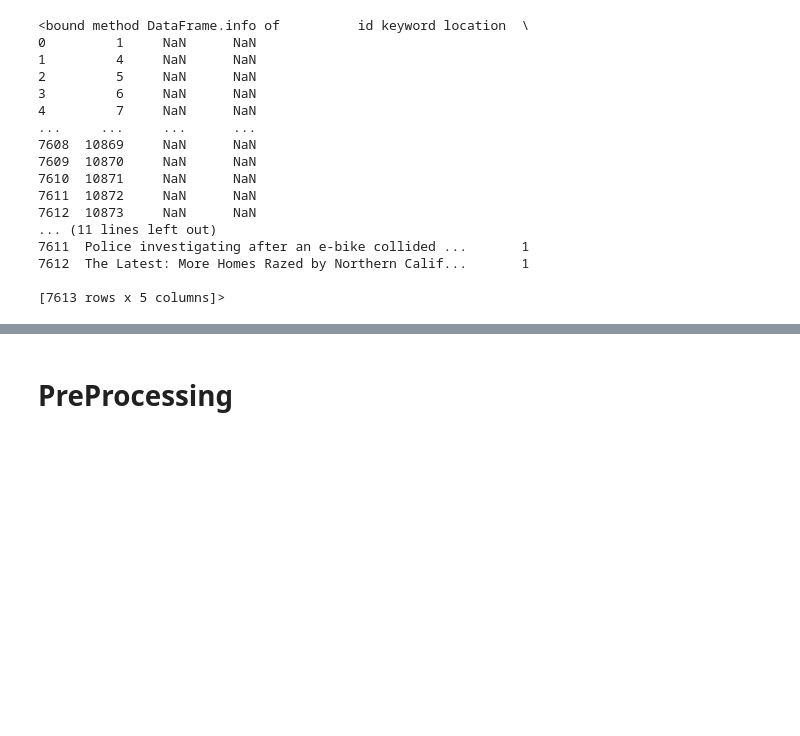
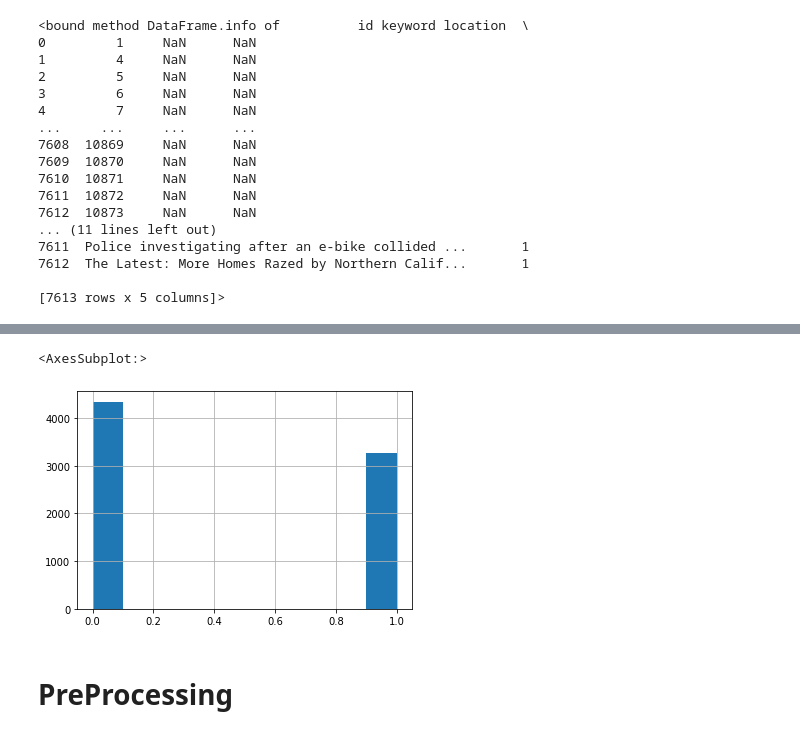
Before and after one commit to rorrostieta/disaster_tweets, a Jupyter notebook: tf-disaster-tweets.ipynb, the cells around one changed output, grey strips where cells are left out. Saved outputs shown, nothing was run; the diff lists cells and outputs as text; code cells hidden in the pictures; blank space fills up the shorter version.

```diff
--- a/tf-disaster-tweets.ipynb
+++ b/tf-disaster-tweets.ipynb
@@ -63,3 +74,8 @@ dtype: object
+# %%
+train_data['target'].hist()
+# %% [output]
+<AxesSubplot:>
+[figure, added]
 # %% [markdown]
 # PreProcessing
 # %%
```
Also changed, not shown: parts of 19 cells of this notebook.
